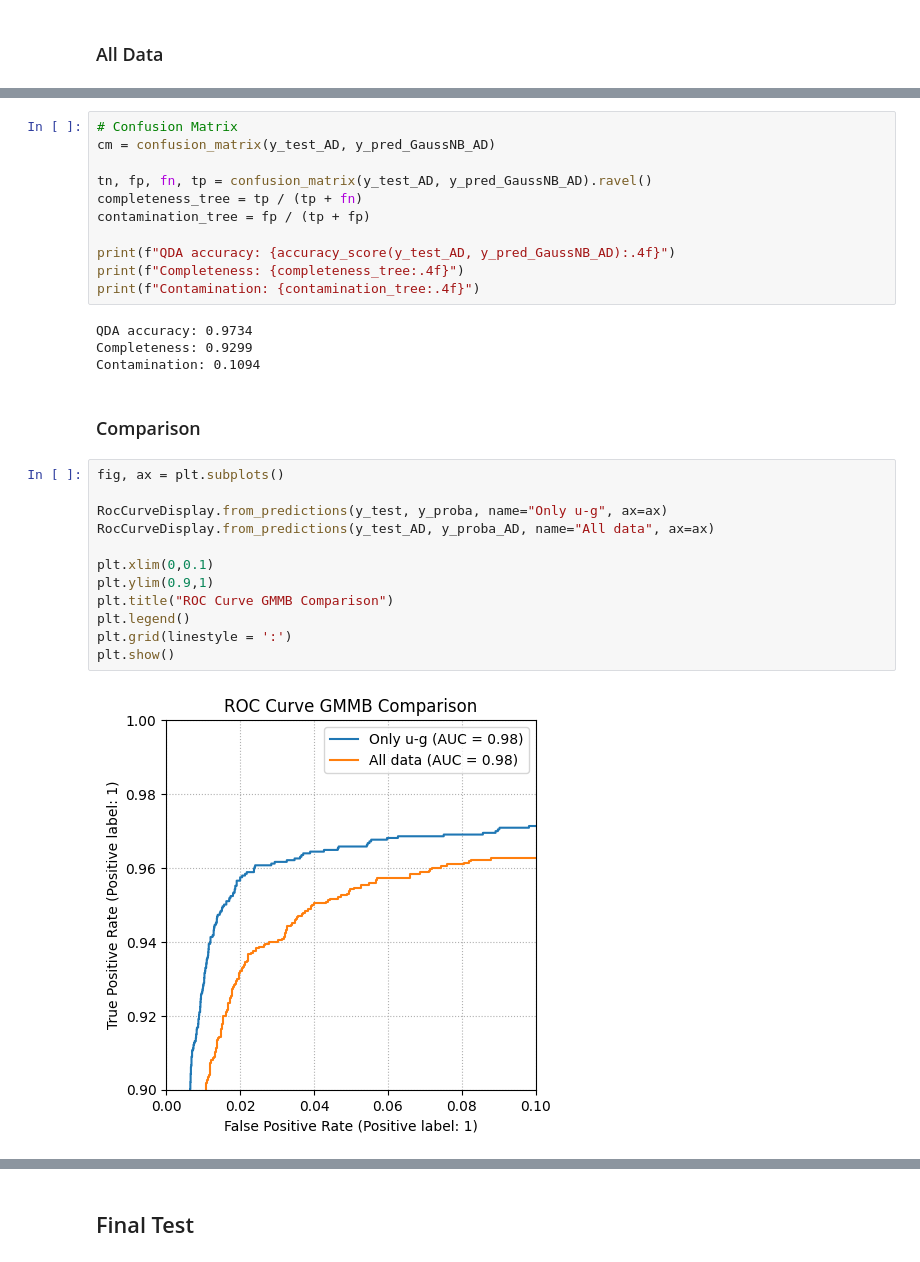
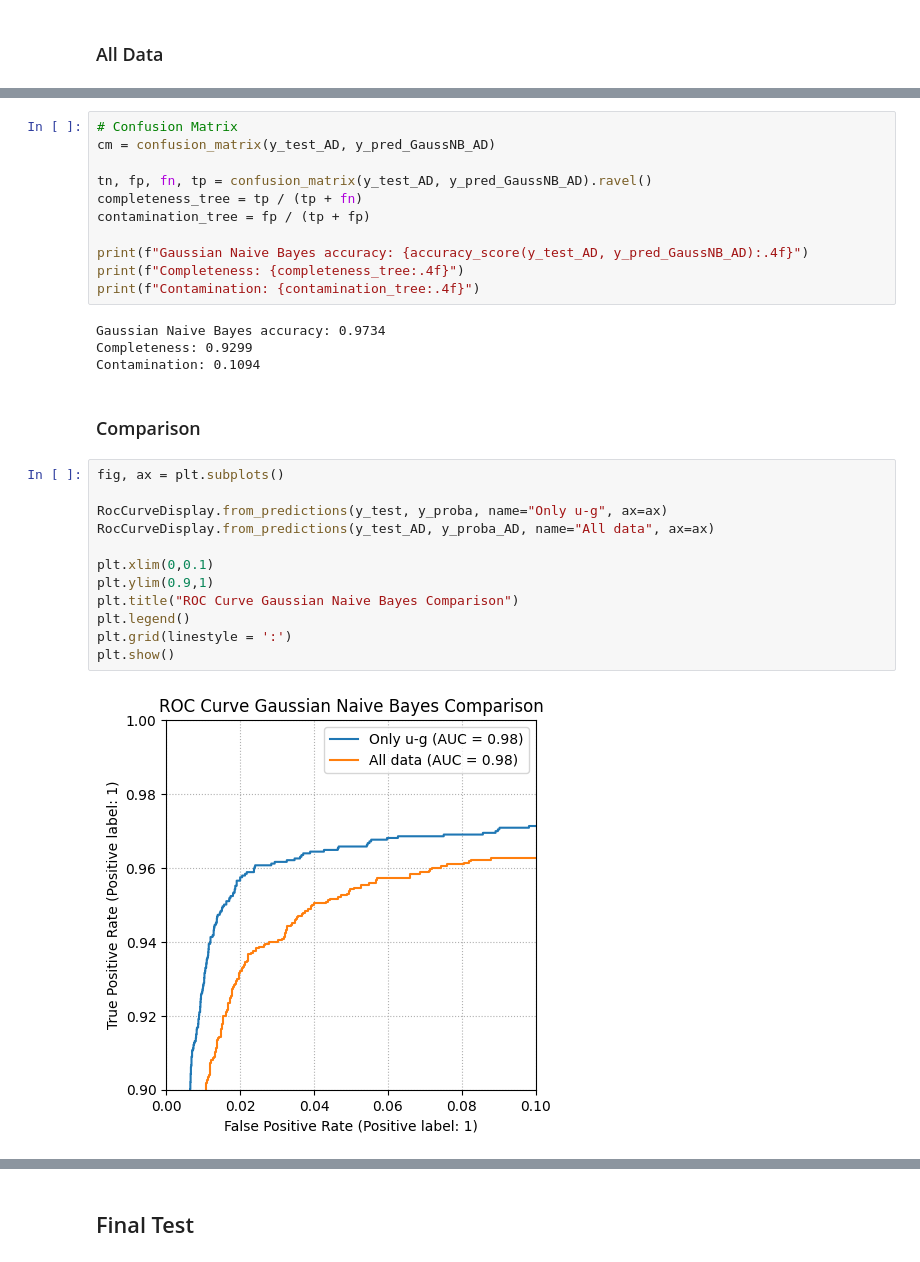
Before and after one commit to APozzi22/astrostatistics_bicocca_2025, a Jupyter notebook: working/E15_SDSS_Galaxies_vs_Quasars.ipynb, the cells around one changed output, grey strips where cells are left out. Drawn from its saved outputs; the diff is of its cells as text.

```diff
--- a/working/E15_SDSS_Galaxies_vs_Quasars.ipynb
+++ b/working/E15_SDSS_Galaxies_vs_Quasars.ipynb
@@ -537,11 +555,11 @@ tn, fp, fn, tp = confusion_matrix(y_test_AD, y_pred_GaussNB_AD).ravel()
 completeness_tree = tp / (tp + fn)
 contamination_tree = fp / (tp + fp)
 
-print(f"QDA accuracy: {accuracy_score(y_test_AD, y_pred_GaussNB_AD):.4f}")
+print(f"Gaussian Naive Bayes accuracy: {accuracy_score(y_test_AD, y_pred_GaussNB_AD):.4f}")
 print(f"Completeness: {completeness_tree:.4f}")
 print(f"Contamination: {contamination_tree:.4f}")
 # %% [output]
-QDA accuracy: 0.9734
+Gaussian Naive Bayes accuracy: 0.9734
 Completeness: 0.9299
 Contamination: 0.1094
 # %% [markdown]
@@ -549,14 +567,14 @@ Contamination: 0.1094
 # %%
 fig, ax = plt.subplots()
 
 RocCurveDisplay.from_predictions(y_test, y_proba, name="Only u-g", ax=ax)
 RocCurveDisplay.from_predictions(y_test_AD, y_proba_AD, name="All data", ax=ax)
 
 plt.xlim(0,0.1)
 plt.ylim(0.9,1)
-plt.title("ROC Curve GMMB Comparison")
+plt.title("ROC Curve Gaussian Naive Bayes Comparison")
 plt.legend()
 plt.grid(linestyle = ':')
 plt.show()
 # %% [output]
-[figure, old version]
+[figure, new version]
```
Also changed, not shown: parts of 21 cells of this notebook.
